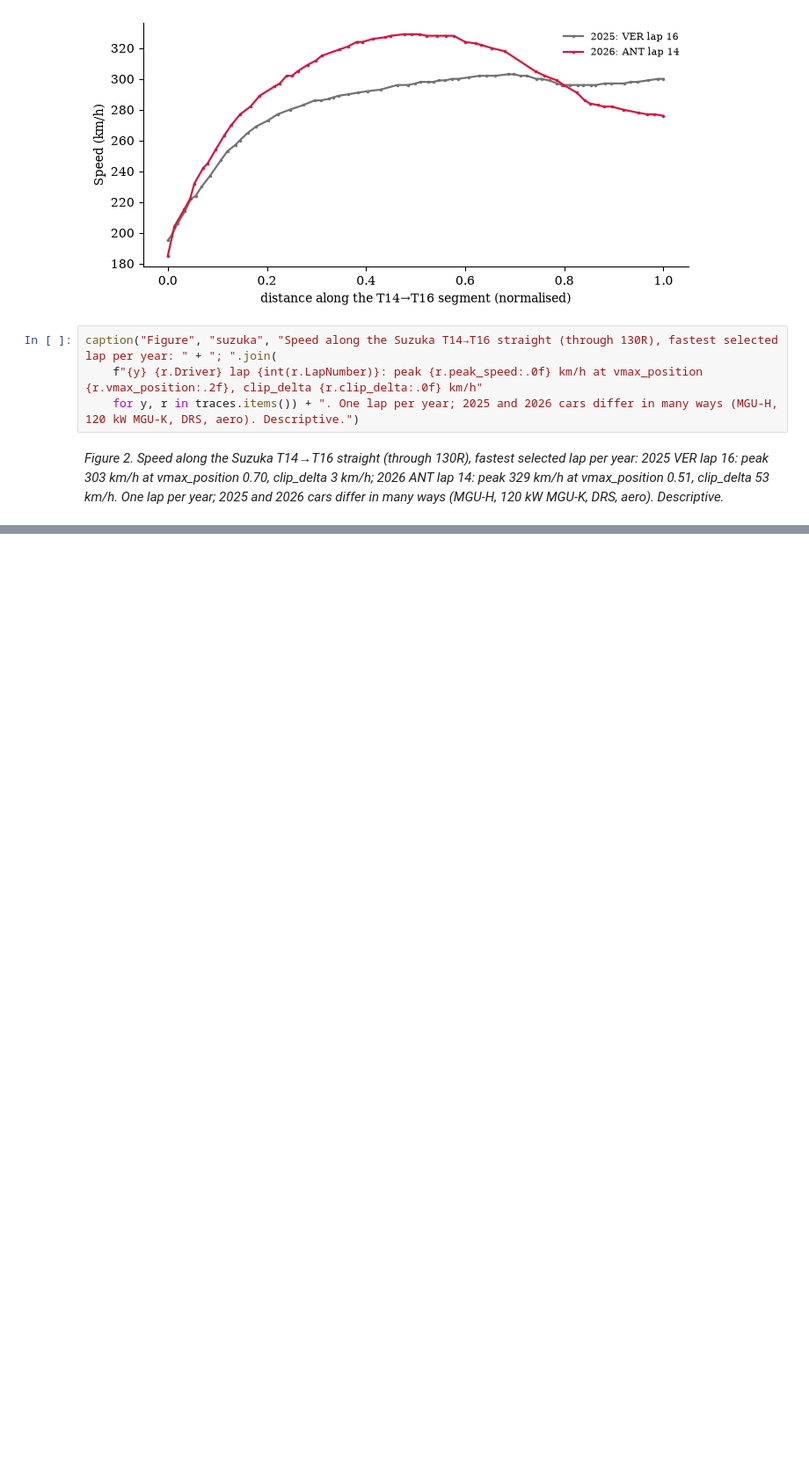
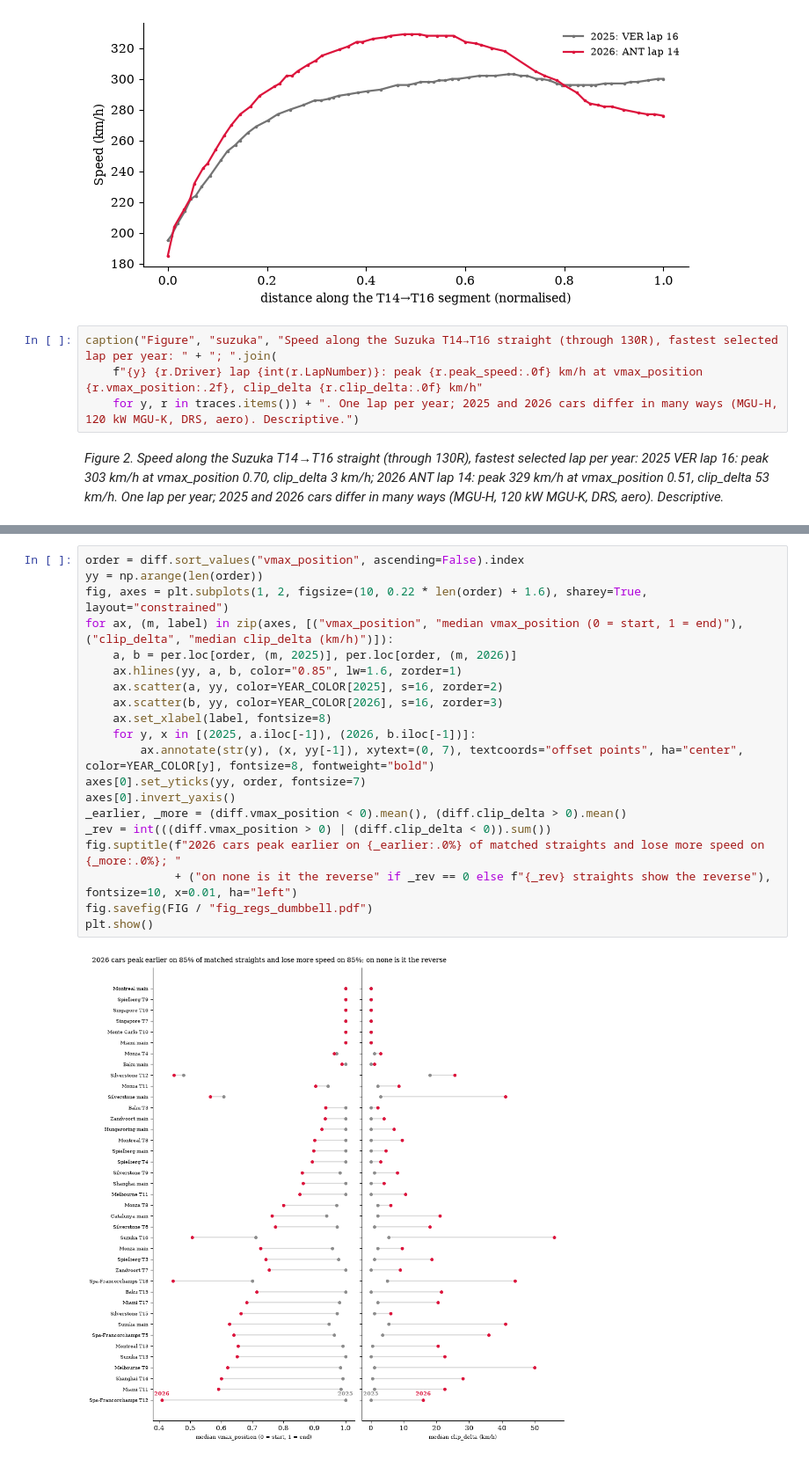
Before and after one commit to see7ien/Flat-Out, a Jupyter notebook: 03_regulations.ipynb, the cells around one changed output, grey strips where cells are left out. Shown at 88% size. Drawn from its saved outputs; the diff is of its cells as text; blank space fills up the shorter version.

```diff
--- a/03_regulations.ipynb
+++ b/03_regulations.ipynb
@@ -364,0 +411,22 @@ caption("Table", "robust", "Paired 2026 − 2025 result under each robustness ch
+# %%
+order = diff.sort_values("vmax_position", ascending=False).index
+yy = np.arange(len(order))
+fig, axes = plt.subplots(1, 2, figsize=(10, 0.22 * len(order) + 1.6), sharey=True, layout="constrained")
+for ax, (m, label) in zip(axes, [("vmax_position", "median vmax_position (0 = start, 1 = end)"), ("clip_delta", "median clip_delta (km/h)")]):
+    a, b = per.loc[order, (m, 2025)], per.loc[order, (m, 2026)]
+    ax.hlines(yy, a, b, color="0.85", lw=1.6, zorder=1)
+    ax.scatter(a, yy, color=YEAR_COLOR[2025], s=16, zorder=2)
+    ax.scatter(b, yy, color=YEAR_COLOR[2026], s=16, zorder=3)
+    ax.set_xlabel(label, fontsize=8)
+    for y, x in [(2025, a.iloc[-1]), (2026, b.iloc[-1])]:
+        ax.annotate(str(y), (x, yy[-1]), xytext=(0, 7), textcoords="offset points", ha="center", color=YEAR_COLOR[y], fontsize=8, fontweight="bold")
+axes[0].set_yticks(yy, order, fontsize=7)
+axes[0].invert_yaxis()
+_earlier, _more = (diff.vmax_position < 0).mean(), (diff.clip_delta > 0).mean()
+_rev = int(((diff.vmax_position > 0) | (diff.clip_delta < 0)).sum())
+fig.suptitle(f"2026 cars peak earlier on {_earlier:.0%} of matched straights and lose more speed on {_more:.0%}; "
+             + ("on none is it the reverse" if _rev == 0 else f"{_rev} straights show the reverse"), fontsize=10, x=0.01, ha="left")
+fig.savefig(FIG / "fig_regs_dumbbell.pdf")
+plt.show()
+# %% [output]
+[figure, added]
```
Also changed, not shown: parts of 16 cells of this notebook, 7 other files.
